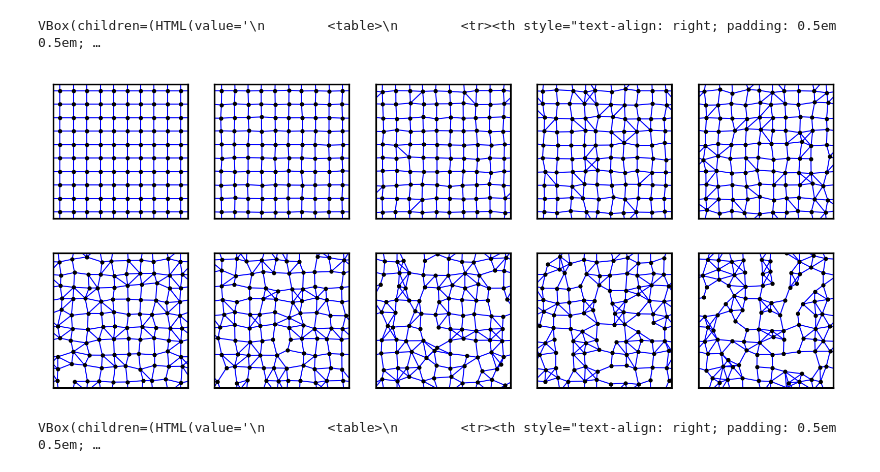
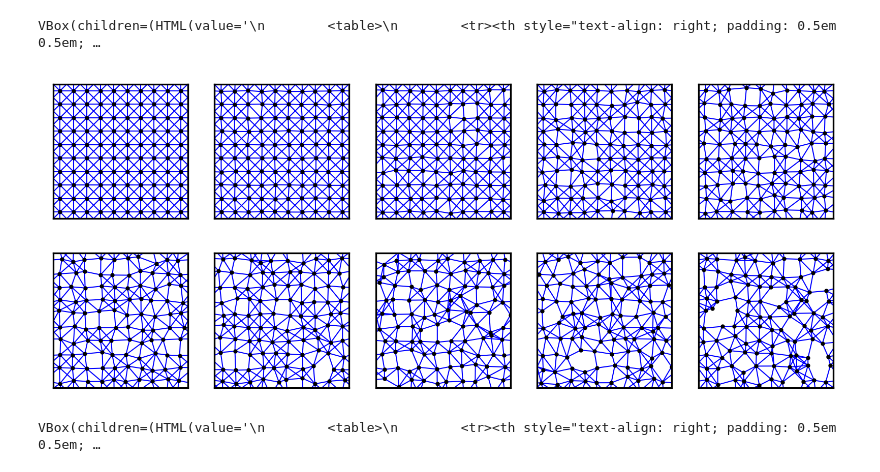
Before and after one commit to lauragoms/TAI-localizer, a Jupyter notebook: fig_2_version_2.ipynb, the cells around one changed output. Saved outputs shown, nothing was run; the diff lists cells and outputs as text; code cells hidden in the pictures.

```diff
--- a/fig_2_version_2.ipynb
+++ b/fig_2_version_2.ipynb
@@ -139,29 +139,29 @@ VBox(children=(HTML(value='\n        <table>\n        <tr><th style="text-align:
 # %%
 # lets add a check of the graphs that we want to generate
 n_points = 10
 initial_points = pointsets.grid(system_size, system_size)
 
 fig, ax = plt.subplots(
     n_points // 5,
     5,
     figsize=(aps_figwidth, (n_points // 5) * aps_figwidth / 5),
     dpi=300,
 )
 
-sigmas = np.linspace(sigma_bounds[0], sigma_bounds[1], n_points)
+sigmas = np.linspace(sigma_bounds[0], sigma_bounds[1] * 1, n_points)
 for a, sigma in zip(ax.flatten(), sigmas):
 
     p = pointsets.move_all_points(initial_points, sigma, kappa_shift, beta)
 
     a.set_xticks([])
     a.set_yticks([])
     a.set_aspect("equal")
 
     a.scatter(*p.T, s=1, color="black")
-    lat = proximity_lattice(p, bond_distance)
+    lat = proximity_lattice(p, 0.15)
     pl.plot_edges(lat, ax=a, color="blue", linewidth=0.5, zorder=-1)
 # %% [output]
-[figure, old version]
+[figure, new version]
 # %%
 f = lambda sig_delta: param_obs_2b(
     system_size,
```
Also changed, not shown: parts of 4 cells of this notebook, 6 other files.
